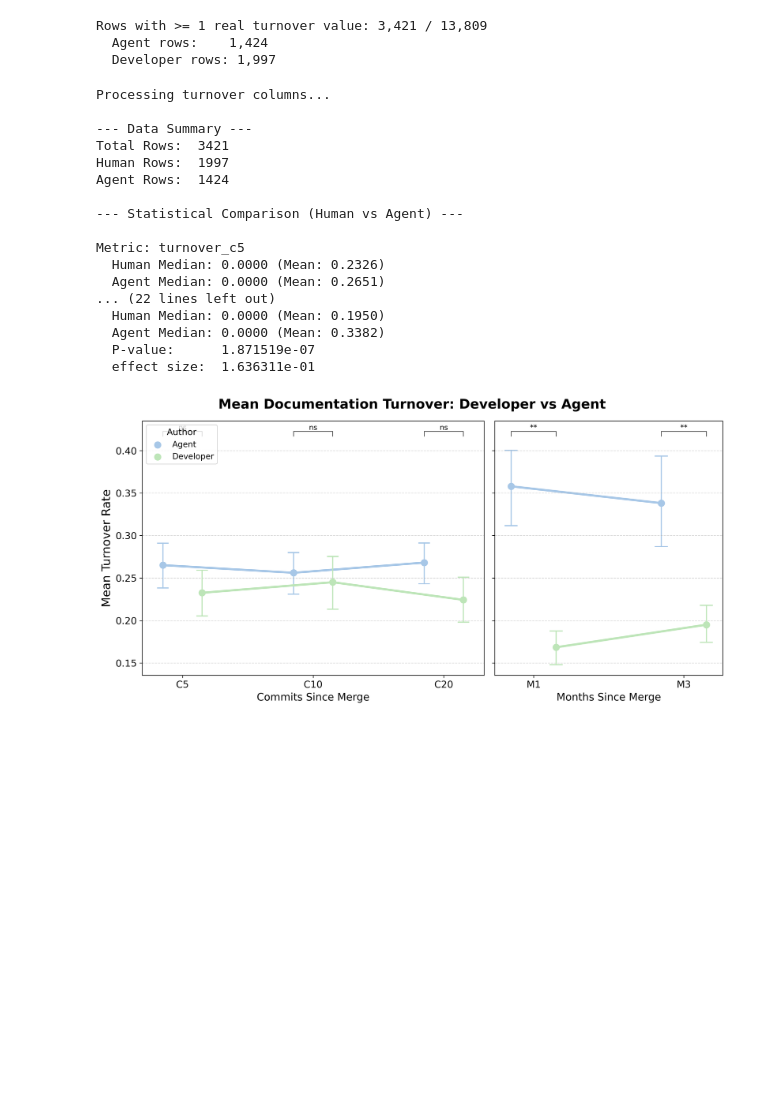
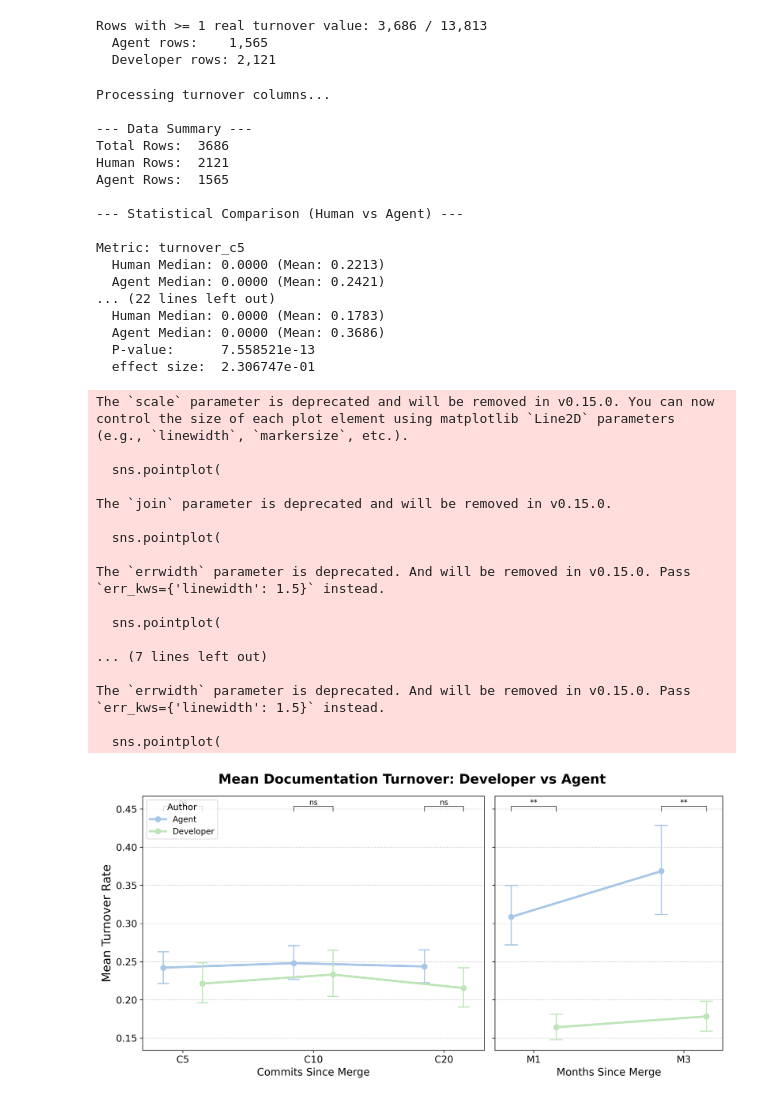
Before and after one commit to LukasOttenhof/On-the-Naturalness-of-Agent-Generated-Documentation, a Jupyter notebook: analysis/rq4/a.ipynb, the cells around one changed output. Cells and saved outputs as stored; diff of their text form; code cells hidden in the pictures; blank space fills up the shorter version.

```diff
--- a/analysis/rq4/a.ipynb
+++ b/analysis/rq4/a.ipynb
@@ -2,7 +2,7 @@
 import pandas as pd
 from pathlib import Path
 from pathlib import Path
-df_check = pd.read_csv(Path("../../dataset/data/final_dataset_new_corrected.csv"))
+df_check = pd.read_csv(Path("../../dataset/data/dev_agent_combined.csv"))
 
 
 
@@ -22,9 +22,9 @@ print(f"  Agent rows:    {(df_with_turnover['group'] == 'agent').sum():,}")
 print(f"  Developer rows: {(df_with_turnover['group'] == 'human').sum():,}")
 print()
 # %% [output]
-Rows with >= 1 real turnover value: 3,421 / 13,809
-  Agent rows:    1,424
-  Developer rows: 1,997
+Rows with >= 1 real turnover value: 3,686 / 13,813
+  Agent rows:    1,565
+  Developer rows: 2,121
 # %%
 import pandas as pd
 import numpy as np
@@ -35,7 +35,7 @@ import ast
 
 # 1. LOAD DATA
 
-df = pd.read_csv(Path("../../dataset/data/final_dataset_new_corrected.csv"))
+df = pd.read_csv(Path("../../dataset/data/dev_agent_combined.csv"))
 
 # 2. HELPER FUNCTION FOR TUPLES
 def extract_turnover_value(val):
@@ -211,43 +211,60 @@ for ax, sub_order, _ in panels:
         col = [c for c, l in turnover_label_map.items() if l == label][0]
         p = mw_pvalues.get(col)
         if p is None:
             continue
         x1, x2 = i - dodge / 2, i + dodge / 2
         ax.plot([x1, x1, x2, x2], [bracket_y, bracket_y + h, bracket_y + h, bracket_y],
                  lw=0.9, color="#333333", clip_on=False)
         ax.text(i, bracket_y + h, sig_stars(p), ha="center", va="bottom", fontsize=10, clip_on=False)
 
 axes[0].set_ylabel("Mean Turnover Rate", fontsize=16)
 axes[0].legend(title="Author", fontsize=11, title_fontsize=12, loc="upper left")
 axes[1].legend_.remove()
 
 fig.suptitle(
     "Mean Documentation Turnover: Developer vs Agent",
     fontsize=18,
     fontweight='bold'
 )
 
 plt.tight_layout()
 plt.show()
 # %% [output]
 Processing turnover columns...
 
 --- Data Summary ---
-Total Rows:  3421
-Human Rows:  1997
-Agent Rows:  1424
+Total Rows:  3686
+Human Rows:  2121
+Agent Rows:  1565
 
 --- Statistical Comparison (Human vs Agent) ---
 
 Metric: turnover_c5
-  Human Median: 0.0000 (Mean: 0.2326)
-  Agent Median: 0.0000 (Mean: 0.2651)
+  Human Median: 0.0000 (Mean: 0.2213)
+  Agent Median: 0.0000 (Mean: 0.2421)
 ... (22 lines left out)
-  Human Median: 0.0000 (Mean: 0.1950)
-  Agent Median: 0.0000 (Mean: 0.3382)
-  P-value:      1.871519e-07
-  effect size:  1.636311e-01
+  Human Median: 0.0000 (Mean: 0.1783)
+  Agent Median: 0.0000 (Mean: 0.3686)
+  P-value:      7.558521e-13
+  effect size:  2.306747e-01
+The `scale` parameter is deprecated and will be removed in v0.15.0. You can now control the size of each plot element using matplotlib `Line2D` parameters (e.g., `linewidth`, `markersize`, etc.).
+
+  sns.pointplot(
+
+The `join` parameter is deprecated and will be removed in v0.15.0.
+
+  sns.pointplot(
+
+The `errwidth` parameter is deprecated. And will be removed in v0.15.0. Pass `err_kws={'linewidth': 1.5}` instead.
+
+  sns.pointplot(
+
+... (7 lines left out)
+
+The `errwidth` parameter is deprecated. And will be removed in v0.15.0. Pass `err_kws={'linewidth': 1.5}` instead.
+
+  sns.pointplot(
-[figure, old version]
+[figure, new version]
 # %%
 import pandas as pd
 import numpy as np
```
Also changed, not shown: parts of 6 cells of this notebook, 11 other files.
